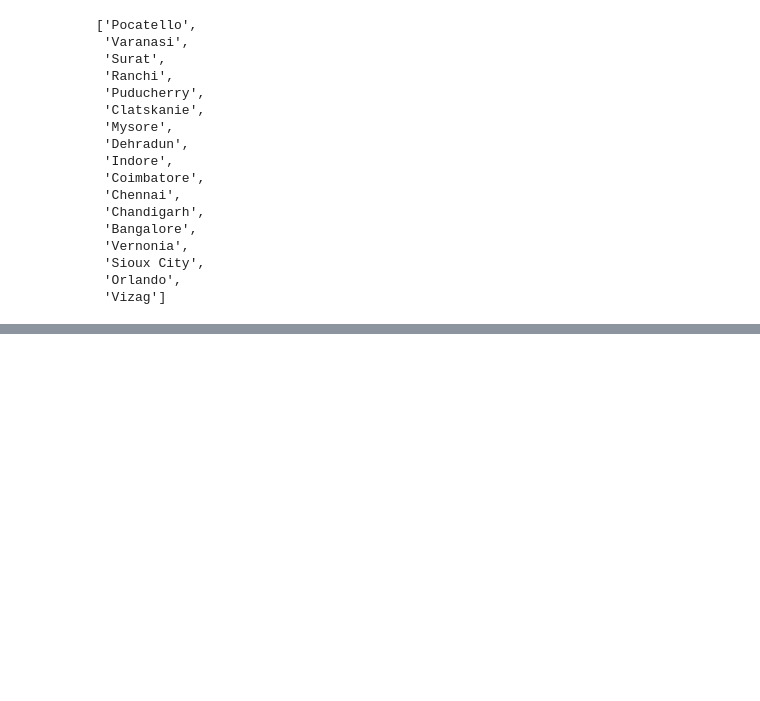
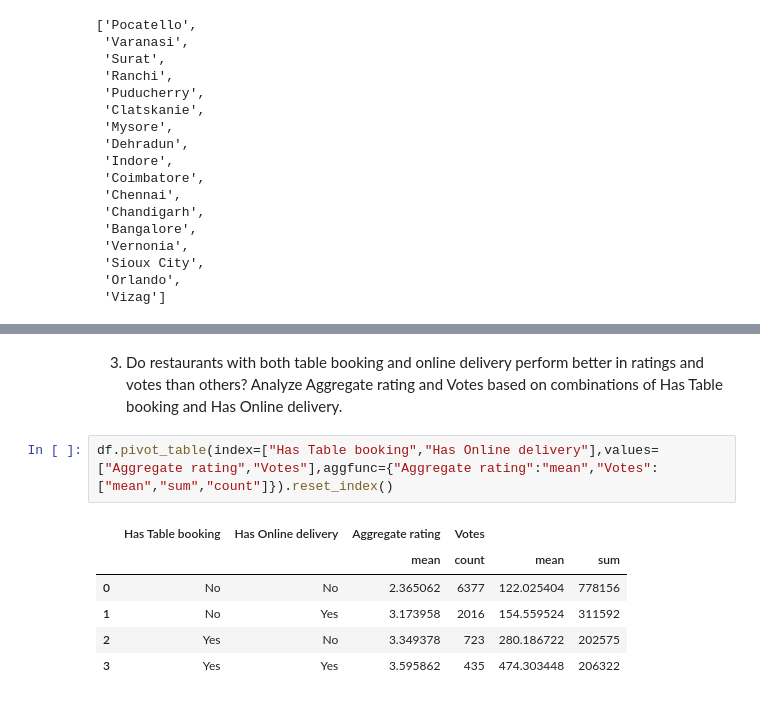
Before and after one commit to hemant087/30Days_EDA, a Jupyter notebook: 4Day Zomato/dataset/Untitled1.ipynb, the cells around one changed output, grey strips where cells are left out. Drawn from its saved outputs; the diff is of its cells as text; blank space fills up the shorter version.

```diff
--- a/4Day Zomato/dataset/Untitled1.ipynb
+++ b/4Day Zomato/dataset/Untitled1.ipynb
@@ -733,0 +873,12 @@ dt[1]
+# %% [markdown]
+3. Do restaurants with both table booking and online delivery perform better in ratings and votes than others?
+Analyze Aggregate rating and Votes based on combinations of Has Table booking and Has Online delivery.
+# %%
+df.pivot_table(index=["Has Table booking","Has Online delivery"],values=["Aggregate rating","Votes"],aggfunc={"Aggregate rating":"mean","Votes":["mean","sum","count"]}).reset_index()
+# %% [output]
+|  | Has Table booking | Has Online delivery | Aggregate rating | Votes |  |  |
+|  |  |  | mean | count | mean | sum |
+| 0 | No | No | 2.365062 | 6377 | 122.025404 | 778156 |
+| 1 | No | Yes | 3.173958 | 2016 | 154.559524 | 311592 |
+| 2 | Yes | No | 3.349378 | 723 | 280.186722 | 202575 |
+| 3 | Yes | Yes | 3.595862 | 435 | 474.303448 | 206322 |
```
Also changed, not shown: parts of 29 cells of this notebook.
